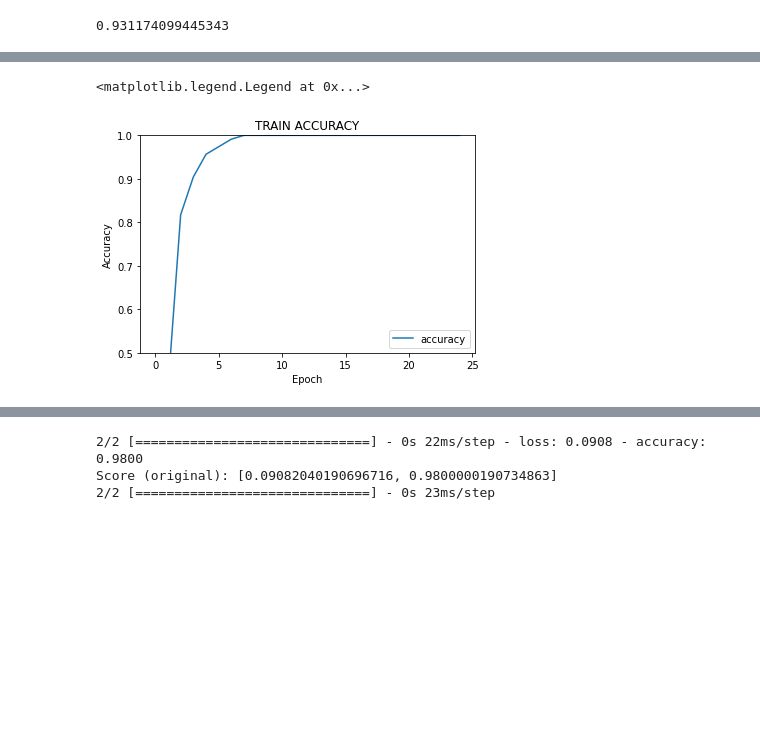
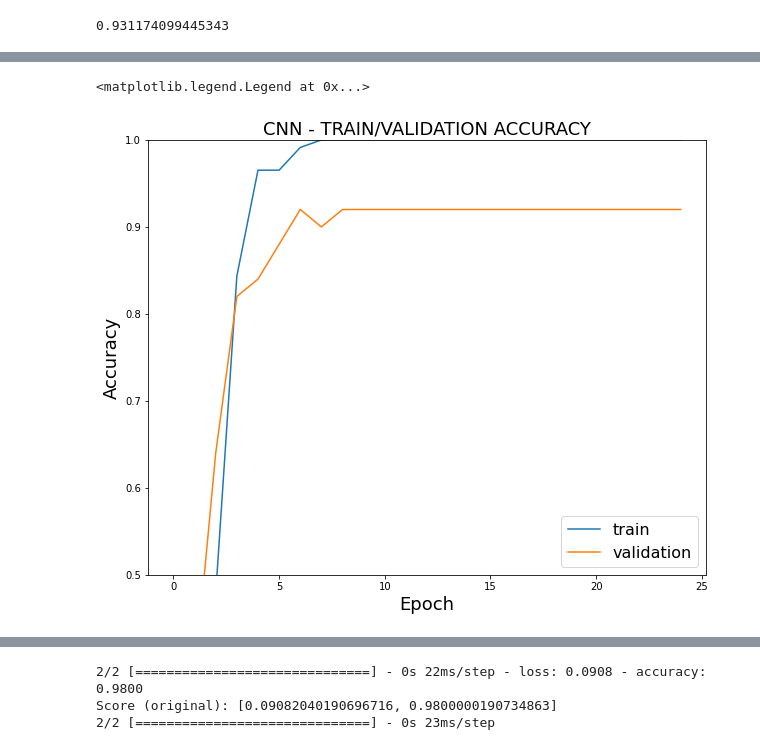
Before and after one commit to jeffcav/face-recog, a Jupyter notebook: yalefaces.ipynb, the cells around one changed output, grey strips where cells are left out. Drawn from its saved outputs; the diff is of its cells as text; code cells hidden in the pictures; blank space fills up the shorter version.

```diff
--- a/yalefaces.ipynb
+++ b/yalefaces.ipynb
@@ -272,5 +393,5 @@ print("Best params (original):", mlp_classifier.best_params_)
 mlp_cv_result = pd.DataFrame(mlp_classifier.cv_results_)
 mlp_cv_result.head()
 # %%
-mlp_classifier = MLPClassifier(solver='adam', learning_rate_init=0.001, random_state=1, hidden_layer_sizes=())
+mlp_classifier = MLPClassifier(solver='adam', learning_rate_init=0.1, random_state=1, hidden_layer_sizes=(500, 400, 300, 200, 100))
 mlp_classifier.fit(X_train, y_train)
@@ -276,0 +401,3 @@ mlp_classifier.fit(X_train, y_train)
+# %%
+mlp_classifier = MLPClassifier(solver='adam', learning_rate_init=0.1, random_state=1, hidden_layer_sizes=(500, 400, 300, 200, 100))
+mlp_classifier.fit(X_train_compressed, y_train)
@@ -345,7 +479,7 @@ for num_filters in [[76, 48, 32], [48, 32, 24]]:
             # tf.keras.backend.clear_session()
 
             cnn = LeNet.build(numChannels=1, imgRows=243, imgCols=320, numClasses=15, activation='relu', weightsPath=None, num_filters=num_filters, filter_sizes=filter_sizes, dense_width=128)
-            cnn.fit(X_tr, y_tr, batch_size=8, epochs=30, verbose=0)
+            cnn.fit(X_tr, y_tr, batch_size=8, epochs=20, verbose=0)
 
             (loss, accuracy) = cnn.evaluate(X_te, y_te, batch_size=8, verbose=1)
 
@@ -385,7 +519,7 @@ testing num_filters=[76, 48, 32], filter_sizes=[5, 3, 1]
 # %%
 print(f"[BEST] num_filters: {best_num_filters} - filter_sizes: {best_filters_sizes}")
 cnn = LeNet.build(numChannels=1, imgRows=243, imgCols=320, numClasses=15, activation='relu', weightsPath=None, num_filters=best_num_filters, filter_sizes=best_filters_sizes, dense_width=128)
-history = cnn.fit(cnn_trainX, cnn_train_y, batch_size=8, epochs=25, verbose=0)
+history = cnn.fit(cnn_trainX, cnn_train_y, batch_size=8, epochs=25, verbose=0, validation_data=(cnn_testX, cnn_test_y))
 # %% [output]
 [BEST] num_filters: [48, 32, 24] - filter_sizes: [5, 5, 5]
 # %%
@@ -404,14 +555,20 @@ plt.show()
 # %%
-plt.plot(history.history['accuracy'], label='accuracy')
-# plt.plot(history.history['val_accuracy'], label='val_accuracy')
-plt.title('TRAIN ACCURACY')
-plt.xlabel('Epoch')
-plt.ylabel('Accuracy')
+plt.figure(figsize=(10, 8))
+
+plt.plot(history.history['accuracy'], label='train')
+plt.plot(history.history['val_accuracy'], label='validation')
+
+plt.title('CNN - TRAIN/VALIDATION ACCURACY', size=18)
+
+plt.xlabel('Epoch', size=18)
+plt.ylabel('Accuracy', size=18)
+
 plt.ylim([0.5, 1])
-plt.legend(loc='lower right')
+
+plt.legend(loc='lower right', fontsize=16)
 # %% [output]
 <matplotlib.legend.Legend at 0x...>
-[figure, old version]
+[figure, new version]
 # %%
 (loss, accuracy) = cnn.evaluate(cnn_testX, cnn_test_y, batch_size=16, verbose=1)
 # %% [output]
```
Also changed, not shown: parts of 22 cells of this notebook.
